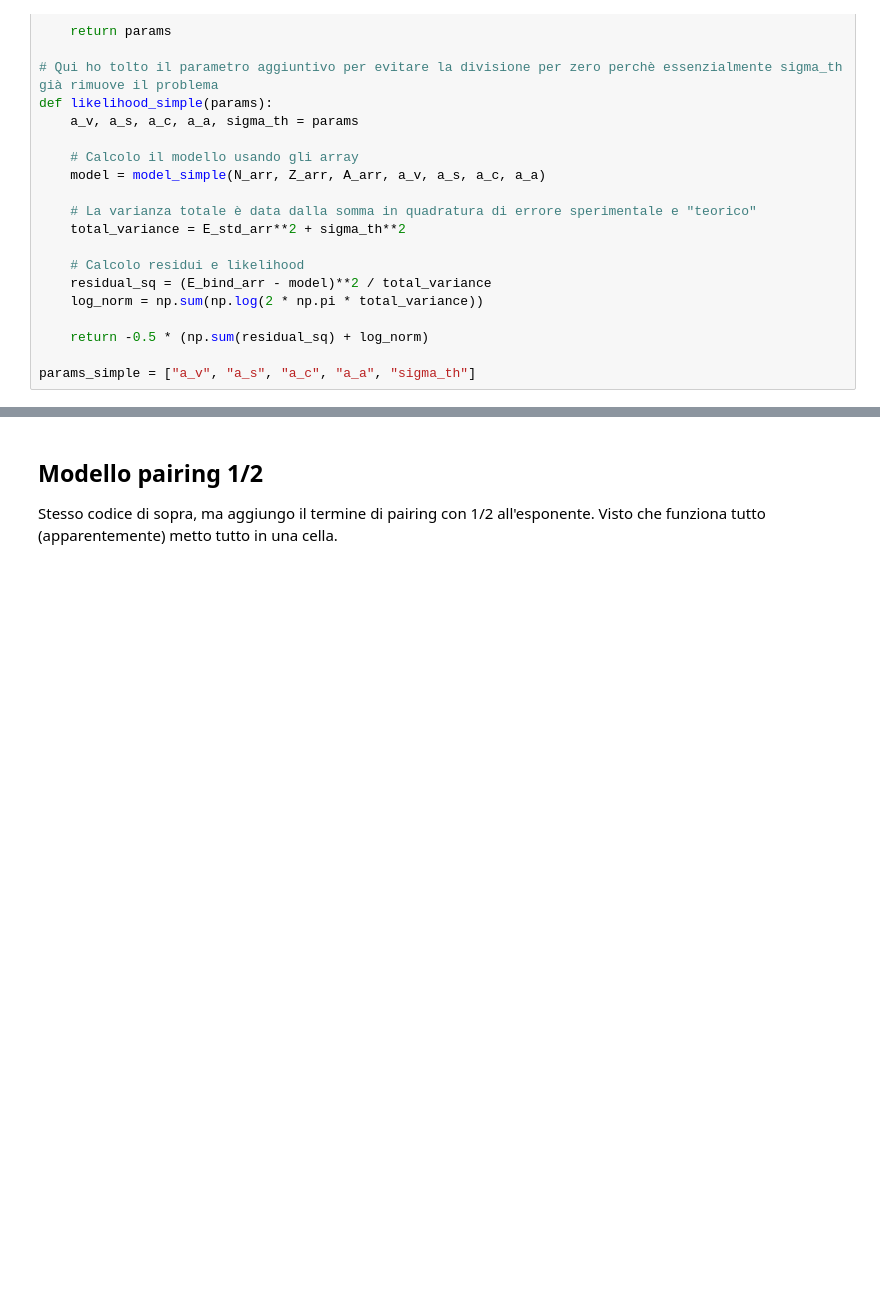
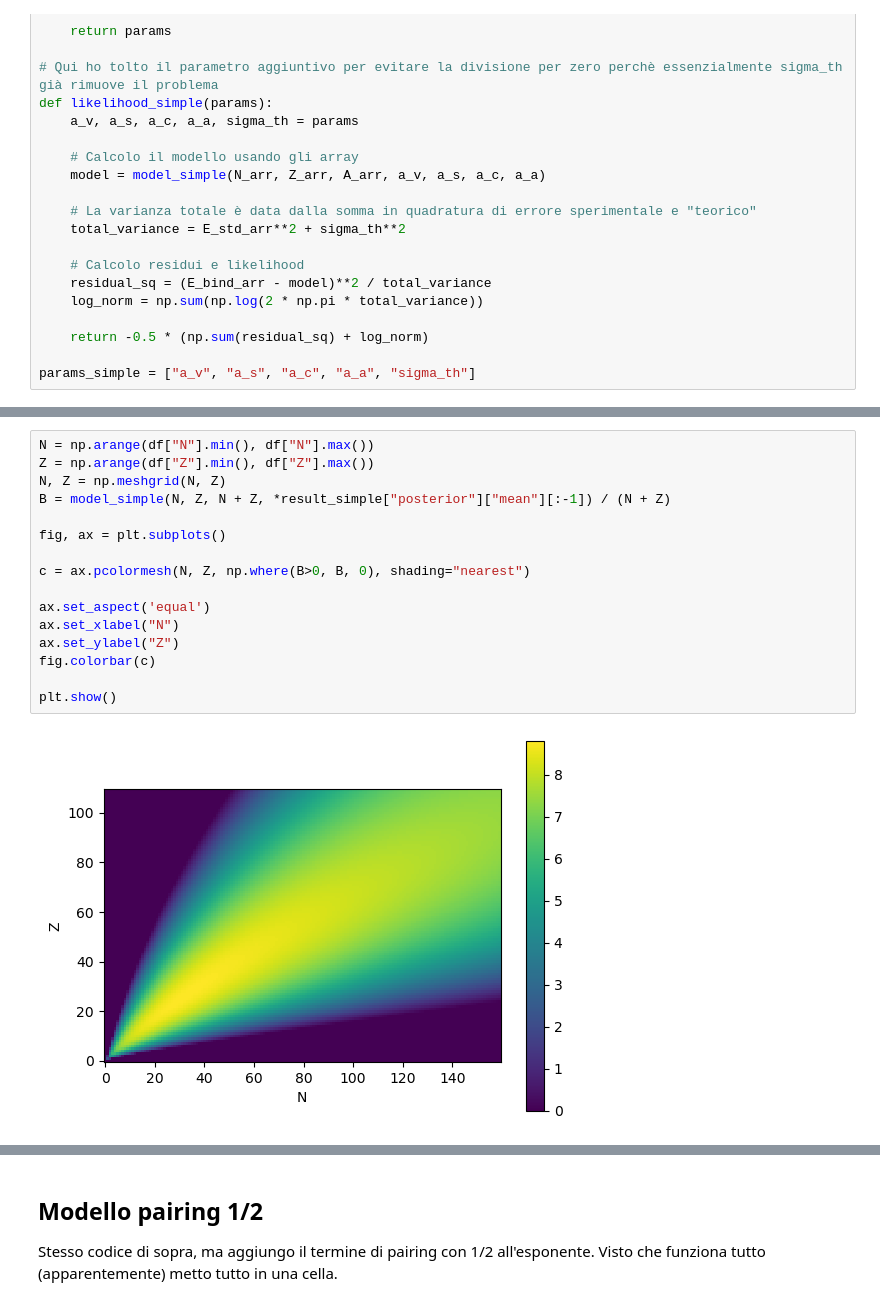
Before and after one commit to M4tt3o7r10l0/LMD_Goccia, a Jupyter notebook: Analisi_goccia.ipynb, the cells around one changed output, grey strips where cells are left out. Cells and saved outputs as stored; diff of their text form; blank space fills up the shorter version.

```diff
--- a/Analisi_goccia.ipynb
+++ b/Analisi_goccia.ipynb
@@ -127,0 +130,18 @@ sampler_simple.plot_corner()
+# %%
+N = np.arange(df["N"].min(), df["N"].max())
+Z = np.arange(df["Z"].min(), df["Z"].max())
+N, Z = np.meshgrid(N, Z)
+B = model_simple(N, Z, N + Z, *result_simple["posterior"]["mean"][:-1]) / (N + Z)
+
+fig, ax = plt.subplots()
+
+c = ax.pcolormesh(N, Z, np.where(B>0, B, 0), shading="nearest")
+
+ax.set_aspect('equal')
+ax.set_xlabel("N")
+ax.set_ylabel("Z")
+fig.colorbar(c)
+
+plt.show()
+# %% [output]
+[figure, added]
```
Also changed, not shown: parts of 13 cells of this notebook.
